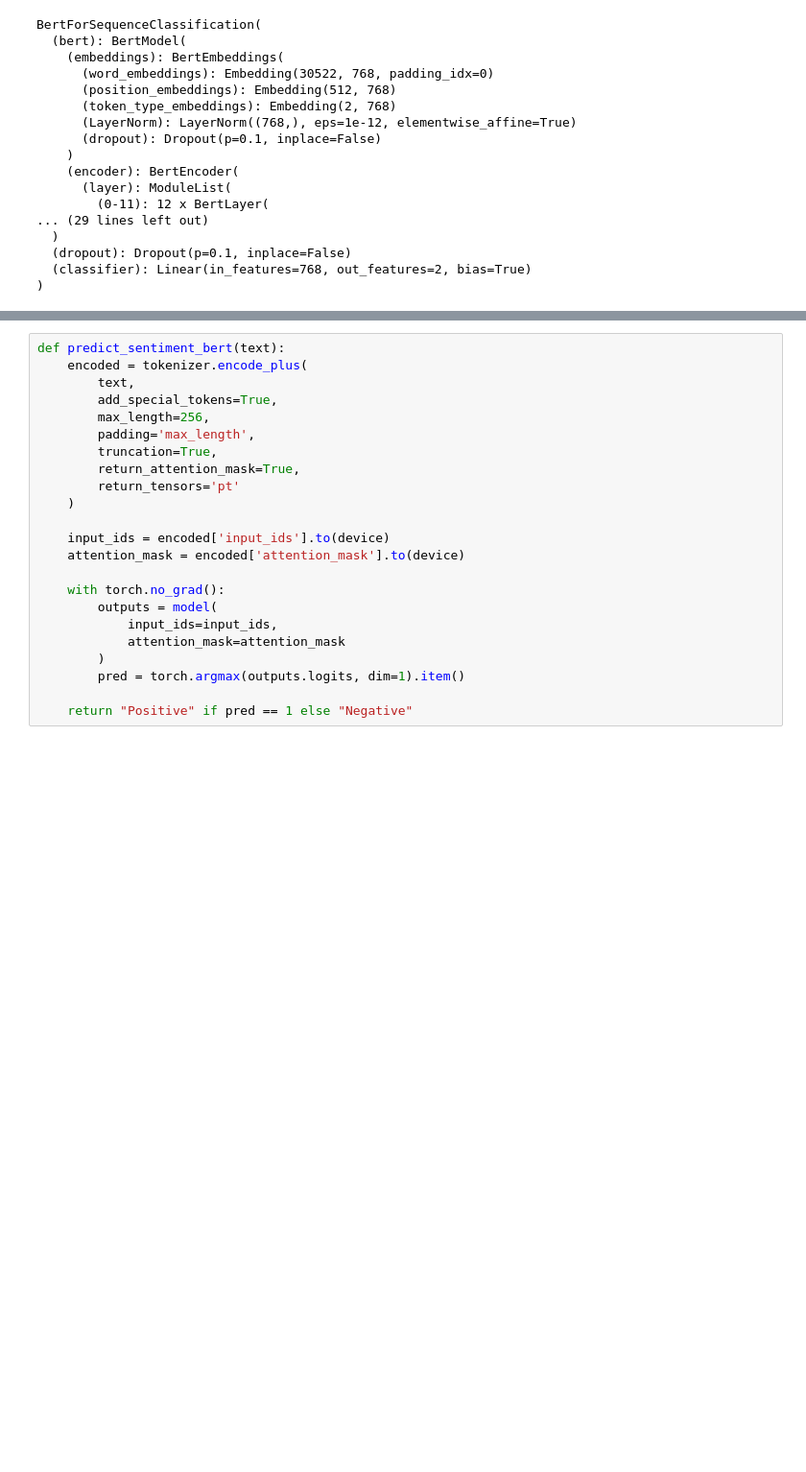
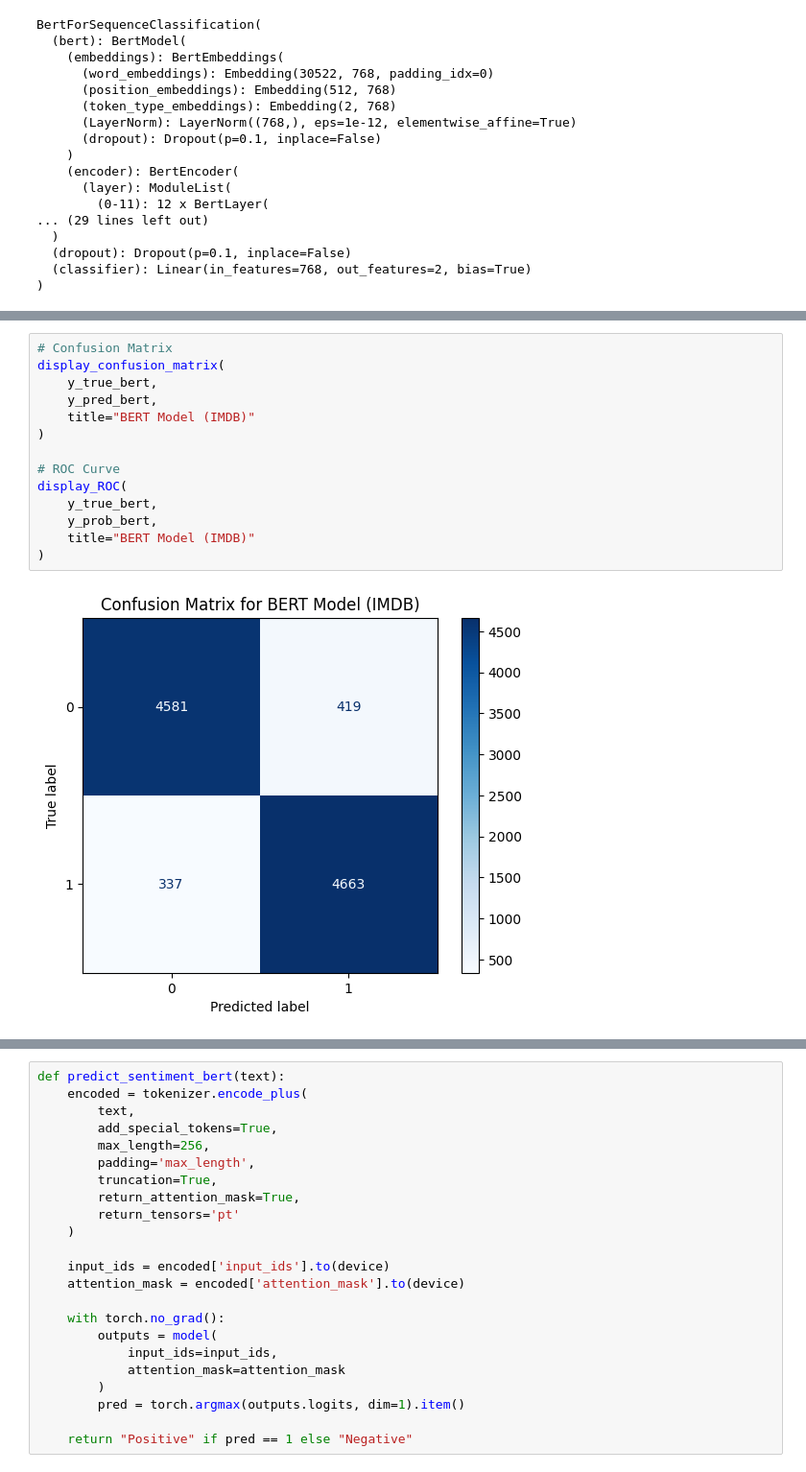
Before and after one commit to Santosh-87/IMDB_Movie_Sentiment_Analysis, a Jupyter notebook: IMDB_Movie_Sentiment_Analysis.ipynb, the cells around one changed output, grey strips where cells are left out. Shown at 96% size. Saved outputs shown, nothing was run; the diff lists cells and outputs as text; blank space fills up the shorter version.

```diff
--- a/IMDB_Movie_Sentiment_Analysis.ipynb
+++ b/IMDB_Movie_Sentiment_Analysis.ipynb
@@ -700,0 +717,16 @@ weighted avg       0.93      0.92      0.92     10000
+# %%
+# Confusion Matrix
+display_confusion_matrix(
+    y_true_bert,
+    y_pred_bert,
+    title="BERT Model (IMDB)"
+)
+
+# ROC Curve
+display_ROC(
+    y_true_bert,
+    y_prob_bert,
+    title="BERT Model (IMDB)"
+)
+# %% [output]
+[figure, added]
```
Also changed, not shown: parts of 5 cells of this notebook.
